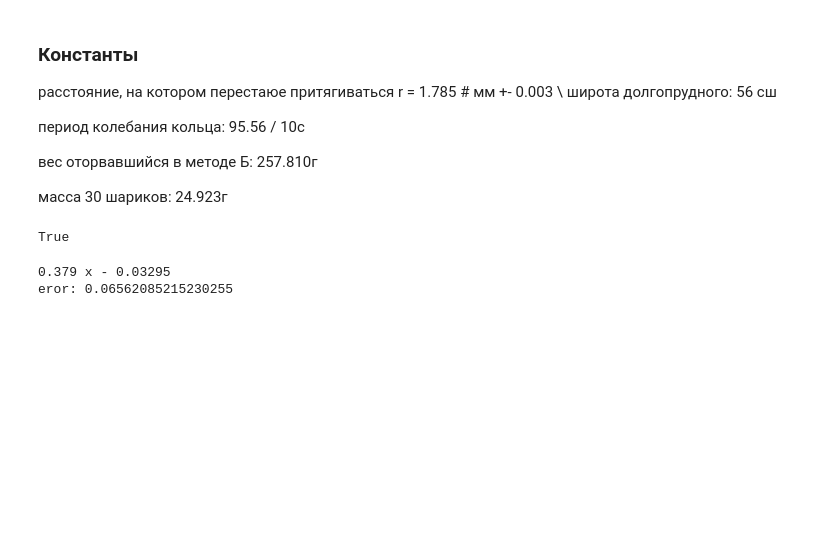
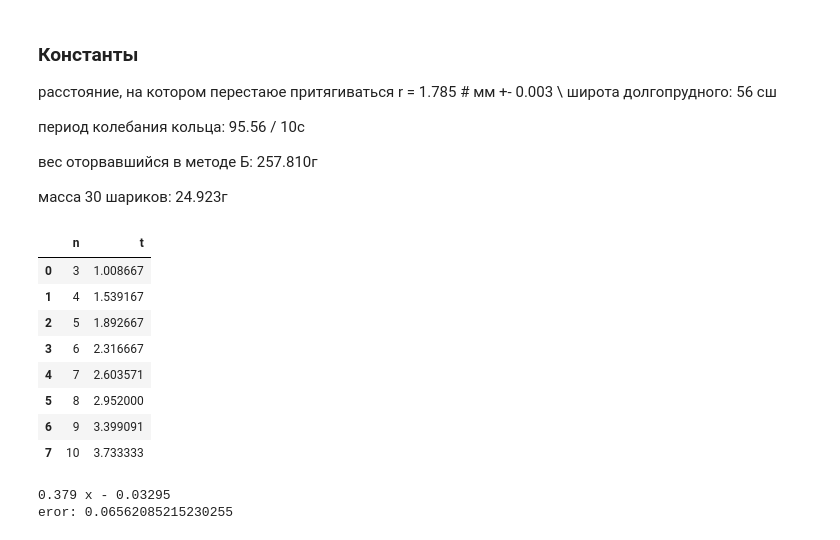
Before and after one commit to ILoveAlgorythms/labs, a Jupyter notebook: 3.1.3/data.ipynb, the cells around one changed output. Cells and saved outputs as stored; diff of their text form; code cells hidden in the pictures; blank space fills up the shorter version.

```diff
--- a/3.1.3/data.ipynb
+++ b/3.1.3/data.ipynb
@@ -26,15 +26,22 @@ d = np.ndarray(
 # %%
 # Задание 2. крутильный момент стрелки
 a2 = pd.DataFrame()
 
 a2['n'] = np.arange(3, 11)
 a2['t'] = ( # в с
   15.13 / 15, 18.47 / 12, 28.39 / 15, 34.75 / 15, 36.45 / 14, 29.52 / 10, 37.39 / 11, 56.00 / 15
 )
-
-len(a2['n']) == len(a2['t'])
+a2
 # %% [output]
-True
+|  | n | t |
+| 0 | 3 | 1.008667 |
+| 1 | 4 | 1.539167 |
+| 2 | 5 | 1.892667 |
+| 3 | 6 | 2.316667 |
+| 4 | 7 | 2.603571 |
+| 5 | 8 | 2.952000 |
+| 6 | 9 | 3.399091 |
+| 7 | 10 | 3.733333 |
 # %%
 # график пункт 1
 
```
Also changed, not shown: parts of 2 cells of this notebook, 31 other files.
